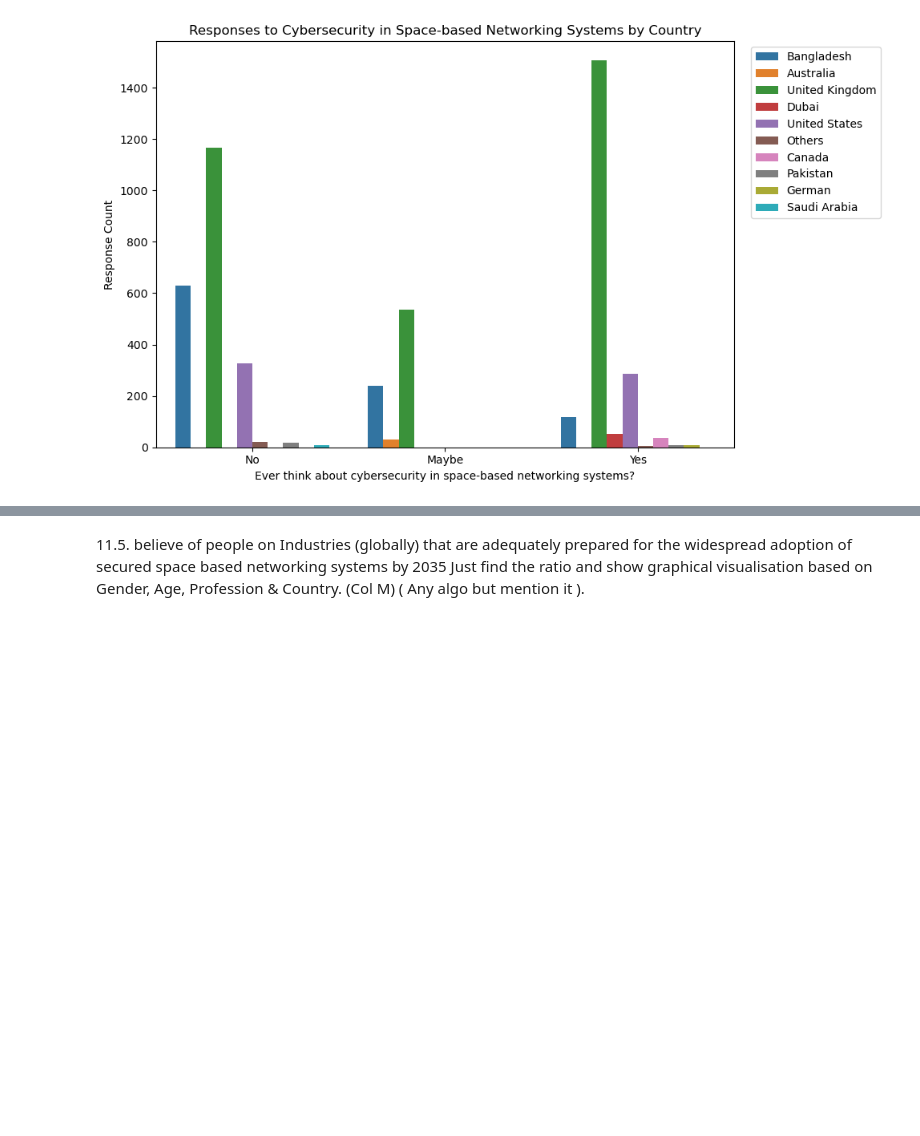
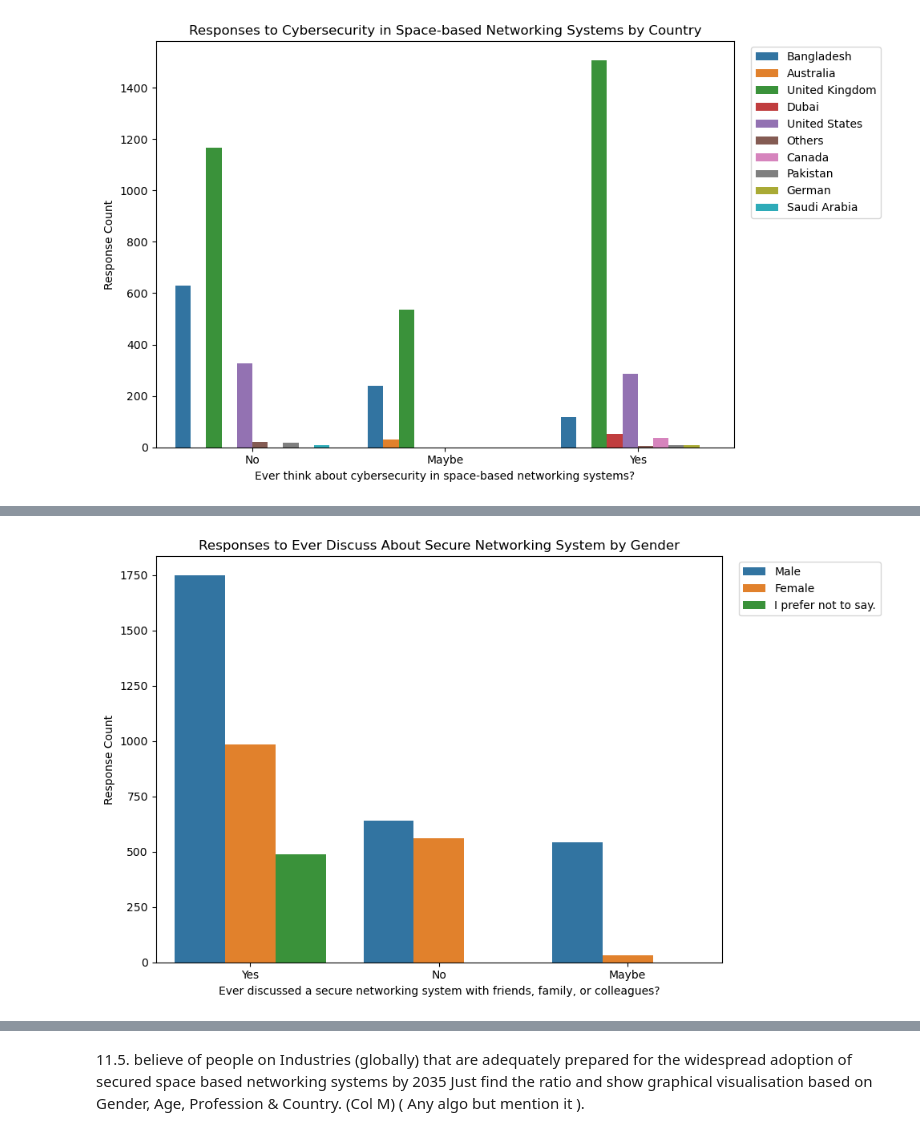
Before and after one commit to ihsanulcode/networking-systems-data-analysis, a Jupyter notebook: Notebook_2_Graphical_Visualization.ipynb, the cells around one changed output, grey strips where cells are left out. Cells and saved outputs as stored; diff of their text form; code cells hidden in the pictures; blank space fills up the shorter version.

Commit message:
added more data viz

```diff
--- a/Notebook_2_Graphical_Visualization.ipynb
+++ b/Notebook_2_Graphical_Visualization.ipynb
@@ -152,0 +182,15 @@ Just find the ratio with graphical visualisation based on Gender, Age,   Profess
+# %%
+# by gender
+hue = "gender"
+
+plt.figure(figsize=(10, 6))
+sns.countplot(data=df, x=x, hue=hue)
+plt.title("Responses to "+title+" by "+hue.capitalize())
+plt.xlabel(xlabel)
+plt.ylabel("Response Count")
+# Set legend position
+plt.legend(loc='upper left', bbox_to_anchor=(1.02, 1))
+save_fig("by_"+hue, subfolder=subfolder)
+plt.show()
+# %% [output]
+[figure, added]
```
Also changed, not shown: parts of 26 cells of this notebook, 15 other files.
